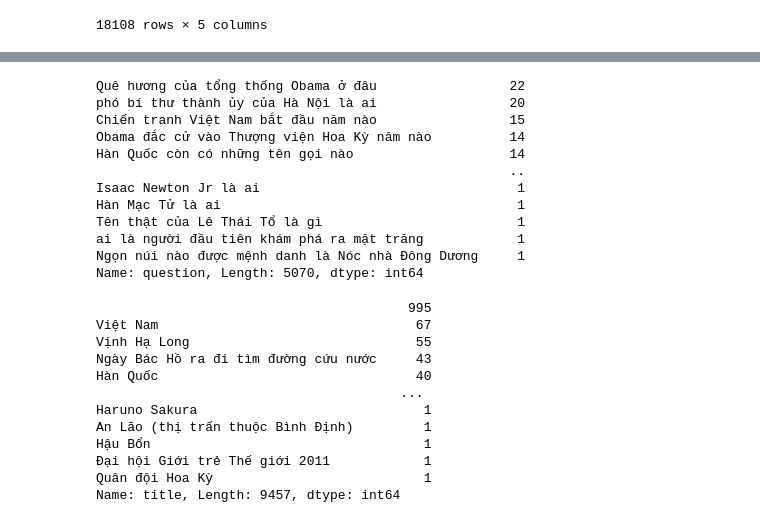
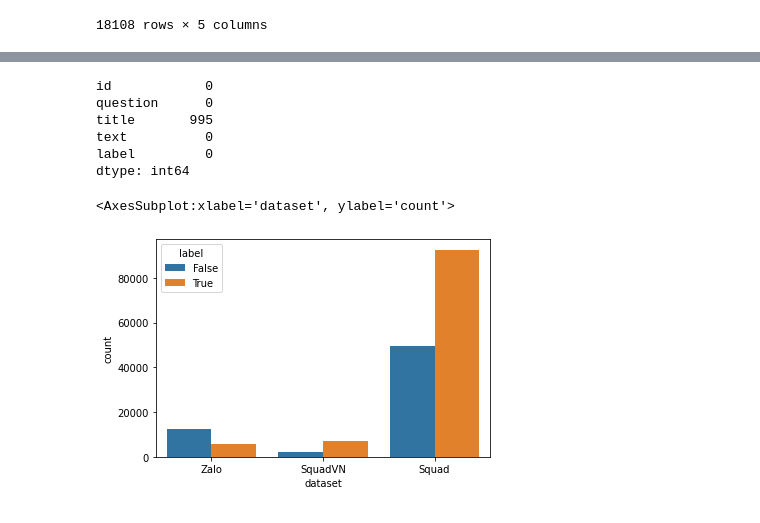
Before and after one commit to NewLuminous/Zalo-Vietnamese-Wiki-QA, a Jupyter notebook: data_analysis.ipynb, the cells around one changed output, grey strips where cells are left out. Saved outputs shown, nothing was run; the diff lists cells and outputs as text; code cells hidden in the pictures.

```diff
--- a/data_analysis.ipynb
+++ b/data_analysis.ipynb
@@ -36,3 +34,9 @@ zalo_data
 | 18106 | u6-1551268099_4 | Thành phố nào là thủ đô của Costa... | Santa Teresa, Costa Rica | Santa Teresa là một thị xã nhỏ ở ... | True |
 | 18107 | u6-1551268099_3 | Thành phố nào là thủ đô của Costa... | Cartago (tỉnh) | Cartago là một tỉnh của Costa Ric... | False |
 18108 rows × 5 columns
+# %%
+squad_vn_loader = data_loading.SquadLoader()
+squad_vn_data = squad_vn_loader.read_csv("data/mailong25/squad-v2.0-mailong25.csv")
+squad_vn_data = squad_vn_loader.read_csv("data/facebook/test-context-vi-question-vi_fb.csv")
+squad_vn_data = squad_vn_loader.read_csv("data/facebook/dev-context-vi-question-vi_fb.csv")
+squad_vn_data
@@ -38,0 +57,6 @@ zalo_data
+# %%
+squad_loader = data_loading.SquadLoader()
+squad_data = squad_loader.read_csv("data/squad/train-v2.0_part_1.csv")
+squad_data = squad_loader.read_csv("data/squad/train-v2.0_part_2.csv")
+squad_data = squad_loader.read_csv("data/squad/dev-v2.0.csv")
+squad_data
@@ -57,32 +79,19 @@ zalo_data['label'].value_counts().plot(kind='bar')
-# %%
-# Numbers of questions
-zalo_data['question'].value_counts()
-# %% [output]
-Quê hương của tổng thống Obama ở đâu                 22
-phó bí thư thành ủy của Hà Nội là ai                 20
-Chiến tranh Việt Nam bắt đầu năm nào                 15
-Obama đắc cử vào Thượng viện Hoa Kỳ năm nào          14
-Hàn Quốc còn có những tên gọi nào                    14
-                                                     ..
-Isaac Newton Jr là ai                                 1
-Hàn Mạc Tử là ai                                      1
-Tên thật của Lê Thái Tổ là gì                         1
-ai là người đầu tiên khám phá ra mặt trăng            1
-Ngọn núi nào được mệnh danh là Nóc nhà Đông Dương     1
-Name: question, Length: 5070, dtype: int64
-# %%
-# Number of titles
-zalo_data['title'].value_counts()
-# %% [output]
-                                        995
-Việt Nam                                 67
-Vịnh Hạ Long                             55
-Ngày Bác Hồ ra đi tìm đường cứu nước     43
-Hàn Quốc                                 40
-                                       ...
-Haruno Sakura                             1
-An Lão (thị trấn thuộc Bình Định)         1
-Hậu Bổn                                   1
-Đại hội Giới trẻ Thế giới 2011            1
-Quân đội Hoa Kỳ                           1
-Name: title, Length: 9457, dtype: int64
+# %%
+zalo_data.isna().sum()
+# %% [output]
+id            0
+question      0
+title       995
+text          0
+label         0
+dtype: int64
+# %%
+label_count = pd.concat([
+    zalo_data.join(pd.Series(np.full(len(zalo_data), 'Zalo'), name='dataset'))[['dataset', 'label']],
+    squad_vn_data.join(pd.Series(np.full(len(squad_vn_data), 'SquadVN'), name='dataset'))[['dataset', 'label']],
+    squad_data.join(pd.Series(np.full(len(squad_data), 'Squad'), name='dataset'))[['dataset', 'label']]
+], axis = 0)
+sns.countplot(x='dataset', hue='label', data=label_count)
+# %% [output]
+<AxesSubplot:xlabel='dataset', ylabel='count'>
+[figure, added]
```
Also changed, not shown: parts of 28 cells of this notebook, 13 other files.
